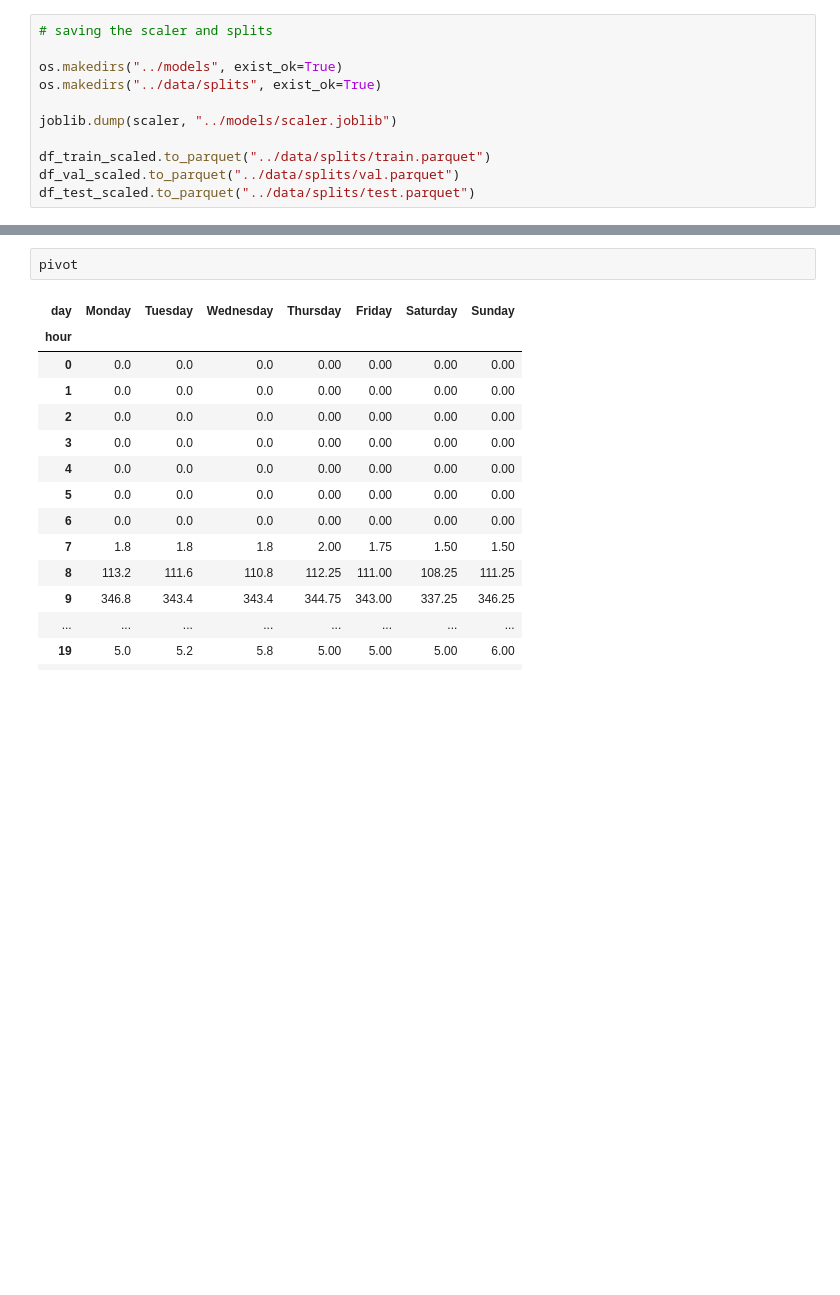
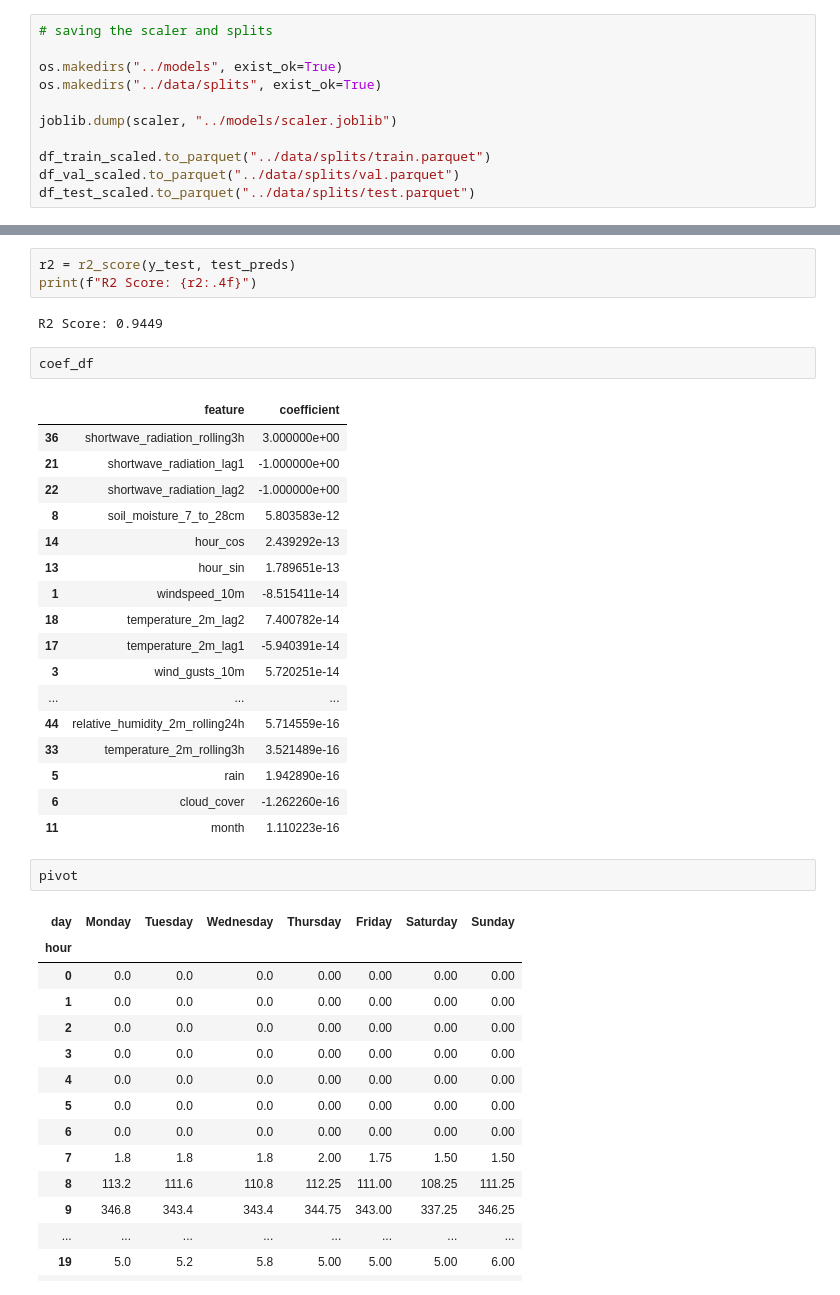
Before and after one commit to mmoh-i/ml-sprint, a Jupyter notebook: notebooks/01_cleaning.ipynb, the cells around one changed output, grey strips where cells are left out. Drawn from its saved outputs; the diff is of its cells as text; blank space fills up the shorter version.

```diff
--- a/notebooks/01_cleaning.ipynb
+++ b/notebooks/01_cleaning.ipynb
@@ -479,3 +639,28 @@ with open("../models/featuere_config.json", "W") as f:
+# %%
+r2 = r2_score(y_test, test_preds)
+print(f"R2 Score: {r2:.4f}")
+# %% [output]
+R2 Score: 0.9449
+# %%
+coef_df
+# %% [output]
+|  | feature | coefficient |
+| 36 | shortwave_radiation_rolling3h | 3.000000e+00 |
+| 21 | shortwave_radiation_lag1 | -1.000000e+00 |
+| 22 | shortwave_radiation_lag2 | -1.000000e+00 |
+| 8 | soil_moisture_7_to_28cm | 5.803583e-12 |
+| 14 | hour_cos | 2.439292e-13 |
+| 13 | hour_sin | 1.789651e-13 |
+| 1 | windspeed_10m | -8.515411e-14 |
+| 18 | temperature_2m_lag2 | 7.400782e-14 |
+| 17 | temperature_2m_lag1 | -5.940391e-14 |
+| 3 | wind_gusts_10m | 5.720251e-14 |
+| ... | ... | ... |
+| 44 | relative_humidity_2m_rolling24h | 5.714559e-16 |
+| 33 | temperature_2m_rolling3h | 3.521489e-16 |
+| 5 | rain | 1.942890e-16 |
+| 6 | cloud_cover | -1.262260e-16 |
+| 11 | month | 1.110223e-16 |
 # %%
 pivot
 # %% [output]
```
Also changed, not shown: parts of 12 cells of this notebook, 1 other file.
